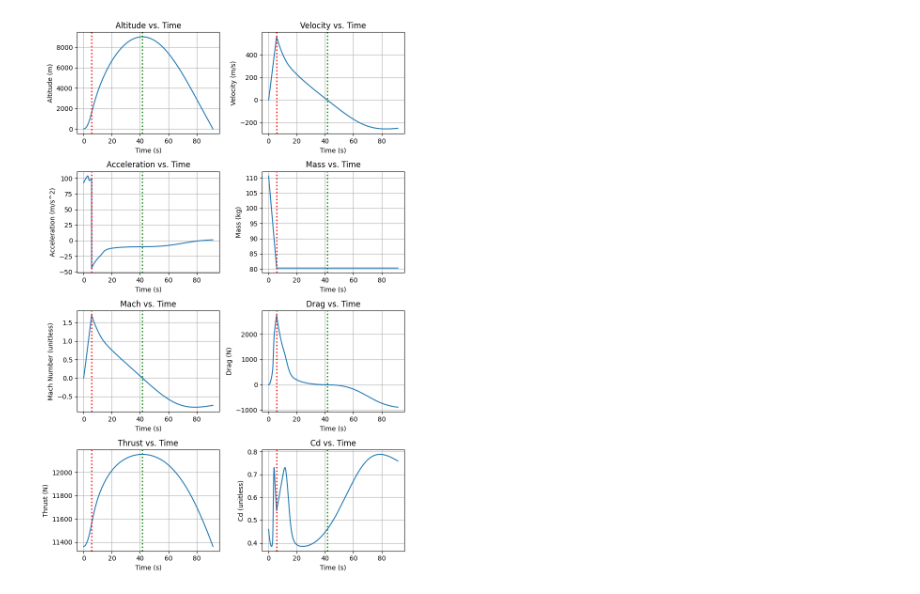
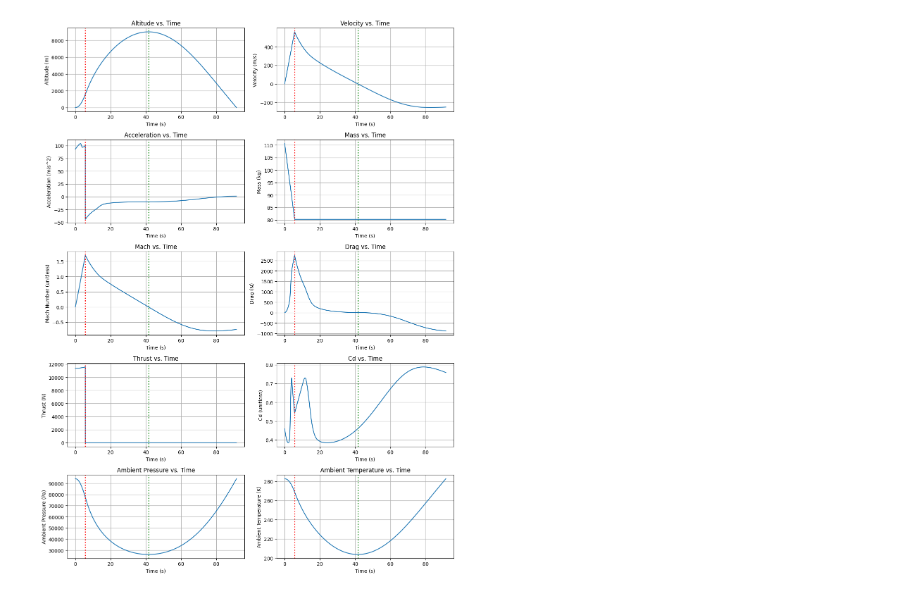
Before and after one commit to KacperBazan/rocket-sim, a Jupyter notebook: main.ipynb, the cells around one changed output. Cells and saved outputs as stored; diff of their text form; code cells hidden in the pictures.

```diff
--- a/main.ipynb
+++ b/main.ipynb
@@ -115,6 +115,10 @@ def calc_exit_area(rocket):
 
 def calc_thrust(rocket):
     # Calculate the thrust (N) given the exit pressure and engine properties
+
+    if rocket.t > rocket.burn_time:
+        rocket.thrust = 0
+        return
 
     mdot = rocket.mdot  # kg/s
     v2 = rocket.exit_velocity  # m/s
@@ -256,6 +260,8 @@ cd_values = []
 thrust_values = []
 drag_values = []
 time_values = []
+ambient_pressure_values = []
+ambient_temperature_values = []
 
 # Loop until rocket hits the ground or reaches 1000 increments
 loop_increment = 0
@@ -276,11 +282,13 @@ while rocket.height >= 0:  # and loop_increment < 1000:
     thrust_values.append(rocket.thrust)
     drag_values.append(rocket.drag)
     time_values.append(rocket.t)
+    ambient_pressure_values.append(rocket.ambient_pressure)
+    ambient_temperature_values.append(rocket.ambient_temp)
 
 import matplotlib.pyplot as plt
 
 # Create subplots
-fig, axs = plt.subplots(4, 2, figsize=(8, 12))
+fig, axs = plt.subplots(5, 2, figsize=(12, 16))
 
 # Plot 1: Altitude
 axs[0, 0].plot(time_values, altitude_values)
@@ -374,31 +382,59 @@ axs[3, 0].set_title("Thrust vs. Time")
 axs[3, 0].axvline(x=rocket.burn_time, color="red", linestyle="dotted", linewidth=2)
 axs[3, 0].grid(True)
 axs[3, 0].axvline(
     x=time_values[altitude_values.index(max(altitude_values))],
     color="green",
     linestyle="dotted",
     linewidth=2,
 )  # Add vertical line at apogee
 
 # Plot 8: Cd (Drag Coefficient)
 axs[3, 1].plot(time_values, cd_values)
 axs[3, 1].set_xlabel("Time (s)")
 axs[3, 1].set_ylabel("Cd (unitless)")
 axs[3, 1].set_title("Cd vs. Time")
 axs[3, 1].axvline(x=rocket.burn_time, color="red", linestyle="dotted", linewidth=2)
 axs[3, 1].grid(True)
 axs[3, 1].axvline(
     x=time_values[altitude_values.index(max(altitude_values))],
     color="green",
     linestyle="dotted",
     linewidth=2,
 )  # Add vertical line at apogee
 
+# Plot 9: Ambient Pressure
+axs[4, 0].plot(time_values, ambient_pressure_values )
+axs[4, 0].set_xlabel("Time (s)")
+axs[4, 0].set_ylabel("Ambient Pressure (Pa)")
+axs[4, 0].set_title("Ambient Pressure vs. Time")
+axs[4, 0].axvline(x=rocket.burn_time, color="red", linestyle="dotted", linewidth=2)
+axs[4, 0].grid(True)
+axs[4, 0].axvline(
+    x=time_values[altitude_values.index(max(altitude_values))],
+    color="green",
+    linestyle="dotted",
+    linewidth=2,
+)  # Add vertical line at apogee
+
+# Plot 10: Ambient Temperature
+axs[4, 1].plot(time_values, ambient_temperature_values )
+axs[4, 1].set_xlabel("Time (s)")
+axs[4, 1].set_ylabel("Ambient Temperature (K)")
+axs[4, 1].set_title("Ambient Temperature vs. Time")
+axs[4, 1].axvline(x=rocket.burn_time, color="red", linestyle="dotted", linewidth=2)
+axs[4, 1].grid(True)
+axs[4, 1].axvline(
+    x=time_values[altitude_values.index(max(altitude_values))],
+    color="green",
+    linestyle="dotted",
+    linewidth=2,
+)  # Add vertical line at apogee
+
 
 # Adjust spacing between subplots
 plt.tight_layout()
 
 # Show the plots
 plt.show()
 # %% [output]
-[figure, old version]
+[figure, new version]
```
